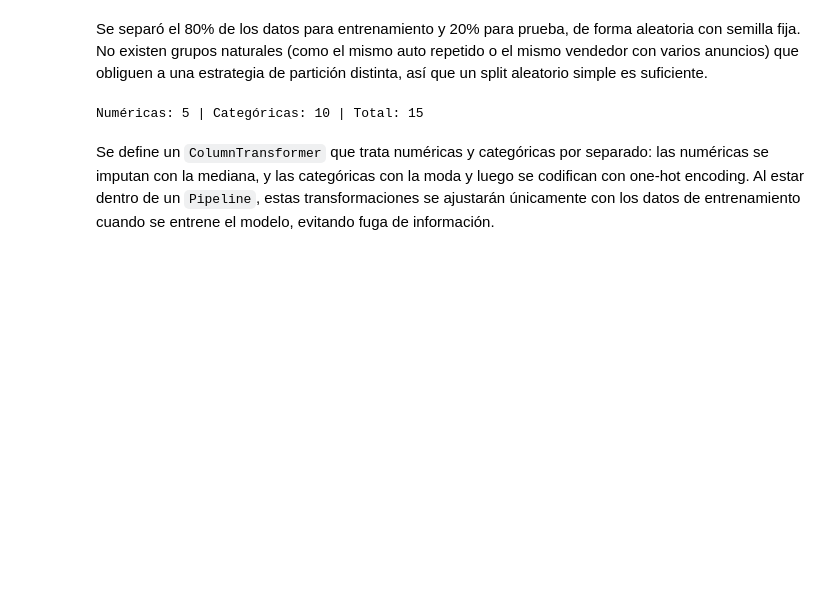
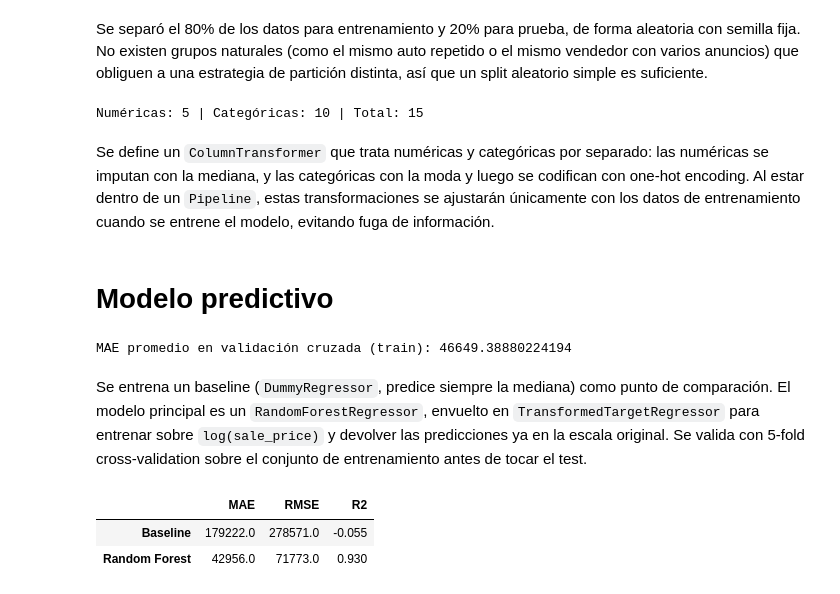
Before and after one commit to Joselito17821/car-price-prediction-mlops, a Jupyter notebook: fase-1/notebook.ipynb, the cells around one changed output. Saved outputs shown, nothing was run; the diff lists cells and outputs as text; code cells hidden in the pictures; blank space fills up the shorter version.

Commit message:
git commit -m "feat: Baseline y modelo Random Forest"

```diff
--- a/fase-1/notebook.ipynb
+++ b/fase-1/notebook.ipynb
@@ -327,3 +326,44 @@ print("Numéricas:", len(num_cols), "| Categóricas:", len(cat_cols), "| Total:"
 Numéricas: 5 | Categóricas: 10 | Total: 15
 # %% [markdown]
 Se define un `ColumnTransformer` que trata numéricas y categóricas por separado: las numéricas se imputan con la mediana, y las categóricas con la moda y luego se codifican con one-hot encoding. Al estar dentro de un `Pipeline`, estas transformaciones se ajustarán únicamente con los datos de entrenamiento cuando se entrene el modelo, evitando fuga de información.
+# %% [markdown]
+# Modelo predictivo
+# %%
+#Baseline y modelo
+from sklearn.dummy import DummyRegressor
+from sklearn.ensemble import RandomForestRegressor
+from sklearn.compose import TransformedTargetRegressor
+from sklearn.model_selection import cross_val_score
+
+baseline = Pipeline([("prep", preprocessor), ("model", DummyRegressor(strategy="median"))])
+baseline.fit(X_train, y_train)
+
+modelo = TransformedTargetRegressor(
+    regressor=Pipeline([("prep", preprocessor), ("model", RandomForestRegressor(n_estimators=300, random_state=SEED, n_jobs=-1))]),
+    func=np.log1p, inverse_func=np.expm1
+)
+modelo.fit(X_train, y_train)
+
+cv_scores = cross_val_score(modelo, X_train, y_train, cv=5, scoring="neg_mean_absolute_error")
+print("MAE promedio en validación cruzada (train):", -cv_scores.mean())
+# %% [output]
+MAE promedio en validación cruzada (train): 46649.38880224194
+# %% [markdown]
+Se entrena un baseline (`DummyRegressor`, predice siempre la mediana) como punto de comparación. El modelo principal es un `RandomForestRegressor`, envuelto en `TransformedTargetRegressor` para entrenar sobre `log(sale_price)` y devolver las predicciones ya en la escala original. Se valida con 5-fold cross-validation sobre el conjunto de entrenamiento antes de tocar el test.
+# %%
+#Evaluación en test
+from sklearn.metrics import mean_absolute_error, mean_squared_error, r2_score
+
+resultados = {}
+for nombre, m in [("Baseline", baseline), ("Random Forest", modelo)]:
+    pred = m.predict(X_test)
+    mae = mean_absolute_error(y_test, pred)
+    rmse = mean_squared_error(y_test, pred) ** 0.5
+    r2 = r2_score(y_test, pred)
+    resultados[nombre] = {"MAE": round(mae), "RMSE": round(rmse), "R2": round(r2, 3)}
+
+pd.DataFrame(resultados).T
+# %% [output]
+|  | MAE | RMSE | R2 |
+| Baseline | 179222.0 | 278571.0 | -0.055 |
+| Random Forest | 42956.0 | 71773.0 | 0.930 |
```
Also changed, not shown: parts of 6 cells of this notebook.
